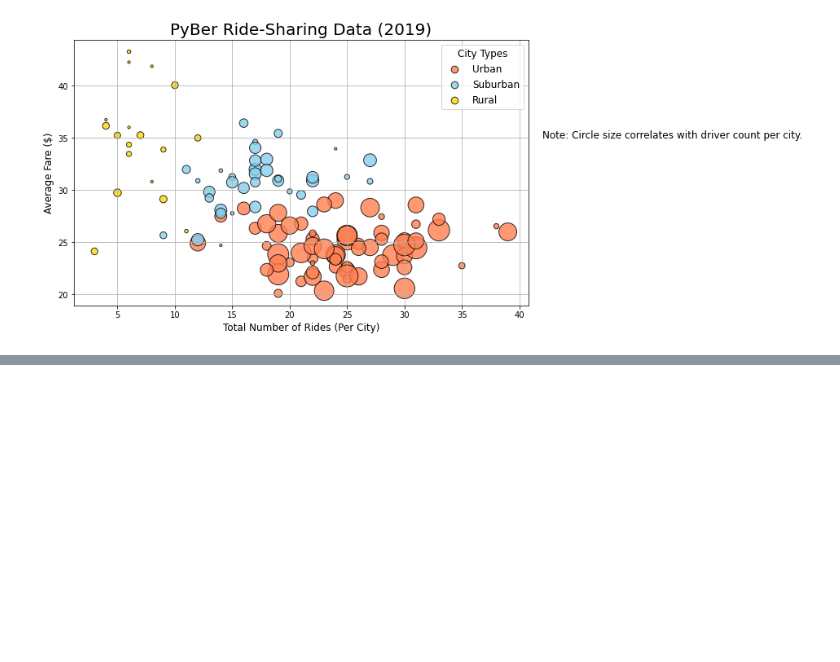
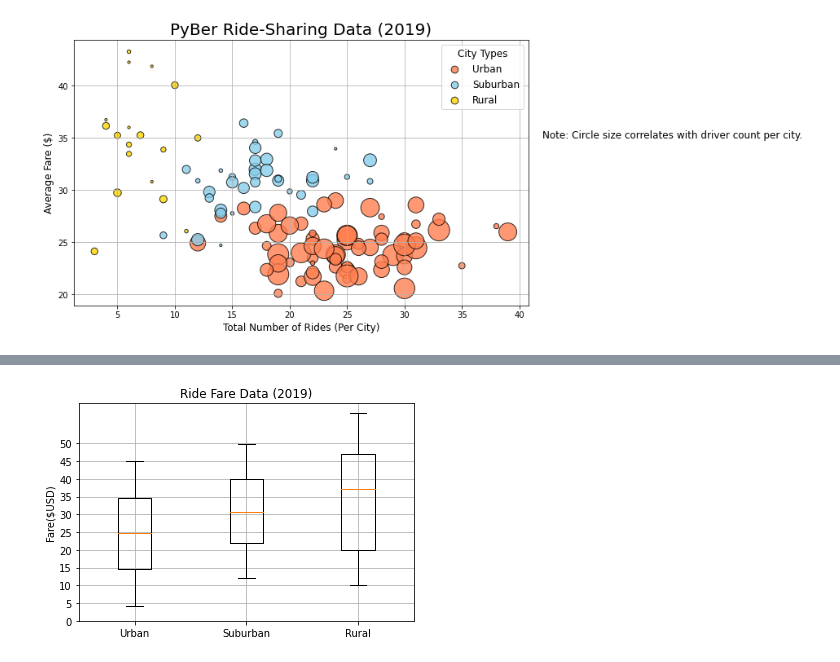
Before and after one commit to Lindsey-Maag/Pyber_Analysis, a Jupyter notebook: PyBer.ipynb, the cells around one changed output, grey strips where cells are left out. Drawn from its saved outputs; the diff is of its cells as text; code cells hidden in the pictures; blank space fills up the shorter version.

```diff
--- a/PyBer.ipynb
+++ b/PyBer.ipynb
@@ -366,0 +494,12 @@ plt.show()
+# %%
+suburban_fares = suburban_cities_df["fare"]
+mean_suburban_fares = np.mean(suburban_fares)
+mean_suburban_fares
+
+median_suburban_fares = np.median(suburban_fares)
+median_suburban_fares
+
+mode_suburban_fares = sts.mode(suburban_fares)
+mode_suburban_fares
+
+mean_suburban_fares
@@ -366,0 +641,18 @@ plt.show()
+# %%
+# Skill Drill
+
+# Create a box-and-whisker plot for ALL fare data.
+x_labels = ["Urban", "Suburban", "Rural"]
+ride_fare_data = [urban_fares, suburban_fares, rural_fares]
+fig, ax = plt.subplots()
+ax.boxplot(ride_fare_data, labels=x_labels)
+# Add the title, y-axis label and grid.
+ax.set_title('Ride Fare Data (2019)')
+ax.set_ylabel('Fare($USD)')
+ax.set_yticks(np.arange(0, 51, step=5.0))
+ax.grid()
+# Save the figure.
+plt.savefig("analysis/Fig3.png")
+plt.show()
+# %% [output]
+[figure, added]
```
Also changed, not shown: parts of 27 cells of this notebook, 3 other files.
